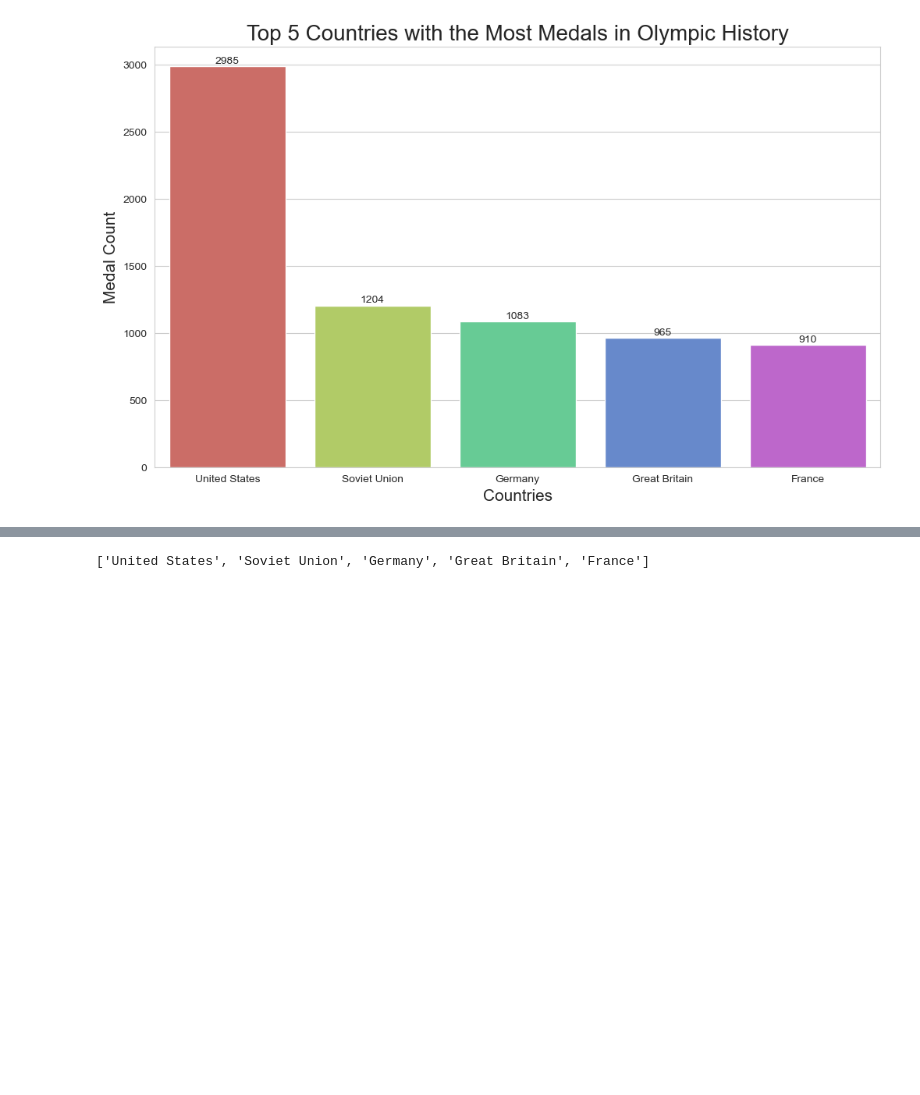
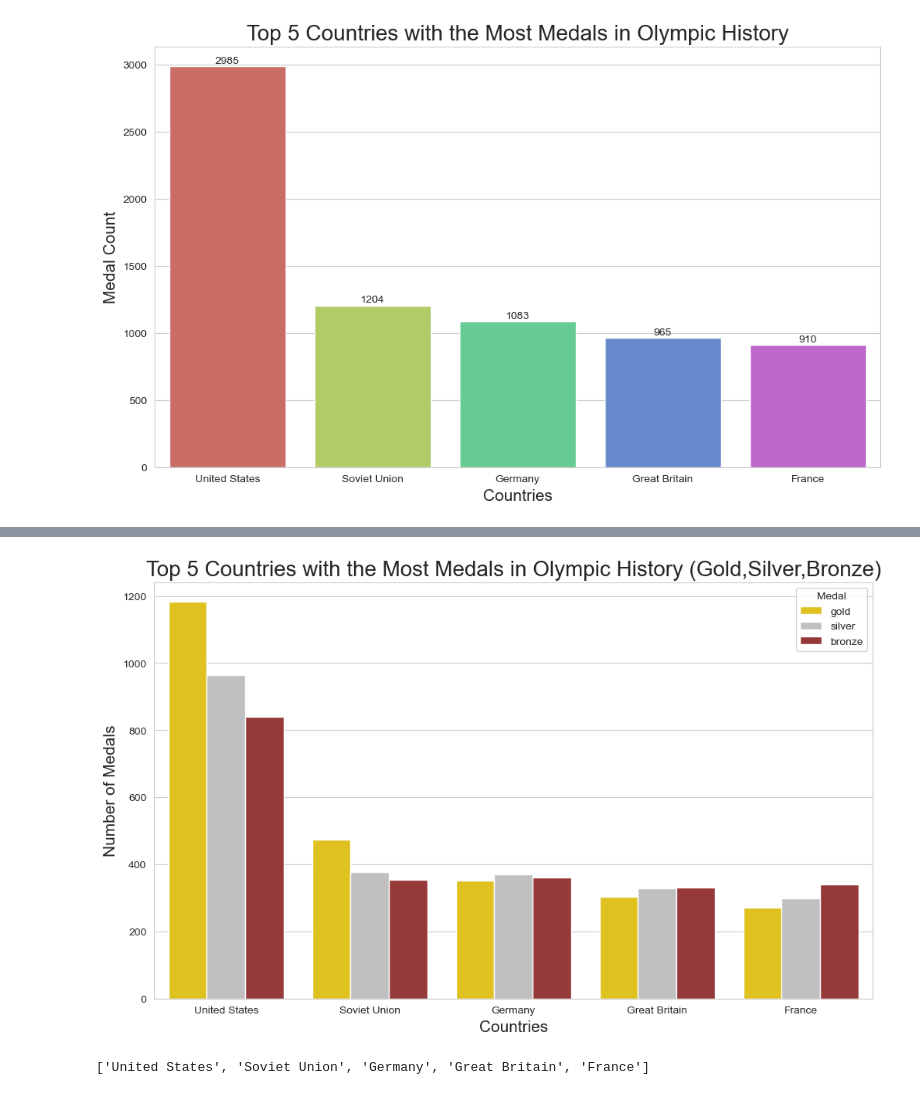
Before and after one commit to gururaser/data-analysis-of-olympic-games, a Jupyter notebook: data_analysis_of_olympic_games.ipynb, the cells around one changed output, grey strips where cells are left out. Drawn from its saved outputs; the diff is of its cells as text; code cells hidden in the pictures; blank space fills up the shorter version.

```diff
--- a/data_analysis_of_olympic_games.ipynb
+++ b/data_analysis_of_olympic_games.ipynb
@@ -353,3 +359,29 @@ plt.show()
+# %%
+# Create the dataframe
+medals_total_group = medals.groupby("country").sum() \
+.sort_values(by="total", ascending=False).reset_index()[['country', 'gold', 'silver', 'bronze']].head(5)
+
+# Reshape the dataframe for side-by-side bar plot
+medals_total_group = pd.melt(medals_total_group, id_vars='country', value_vars=['gold', 'silver', 'bronze'], var_name='Medal', value_name='Count')
+
+# Define the colors for each medal type
+colors = ['gold', 'silver', 'brown']
+plt.figure(figsize = (12,7))
+
+# Plotting the side-by-side bar plot
+sns.set_palette(colors)
+sns.barplot(data=medals_total_group, x='country', y='Count', hue='Medal')
+# Customize the plot
+plt.title('Top 5 Countries with the Most Medals in Olympic History (Gold,Silver,Bronze)',fontsize = 20)
+plt.xlabel('Countries', fontsize = 15)
+plt.ylabel('Number of Medals', fontsize = 15)
+plt.legend(title='Medal', loc='upper right')
+plt.savefig("top5_medal_countries_g_s_b.png", dpi=300,bbox_inches = 'tight')
+
+# Display the plot
+plt.show()
+# %% [output]
+[figure, added]
 # %%
 top5_countries = medals_total.head(5)['country'].tolist()
 display(top5_countries)
```
Also changed, not shown: parts of 6 cells of this notebook.
